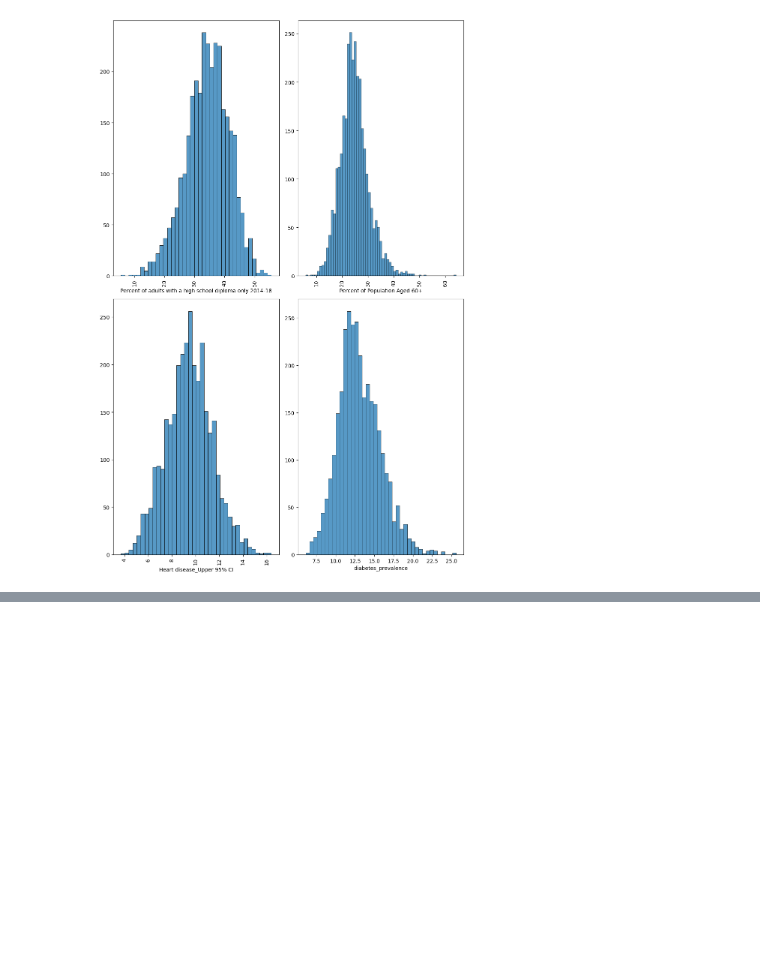
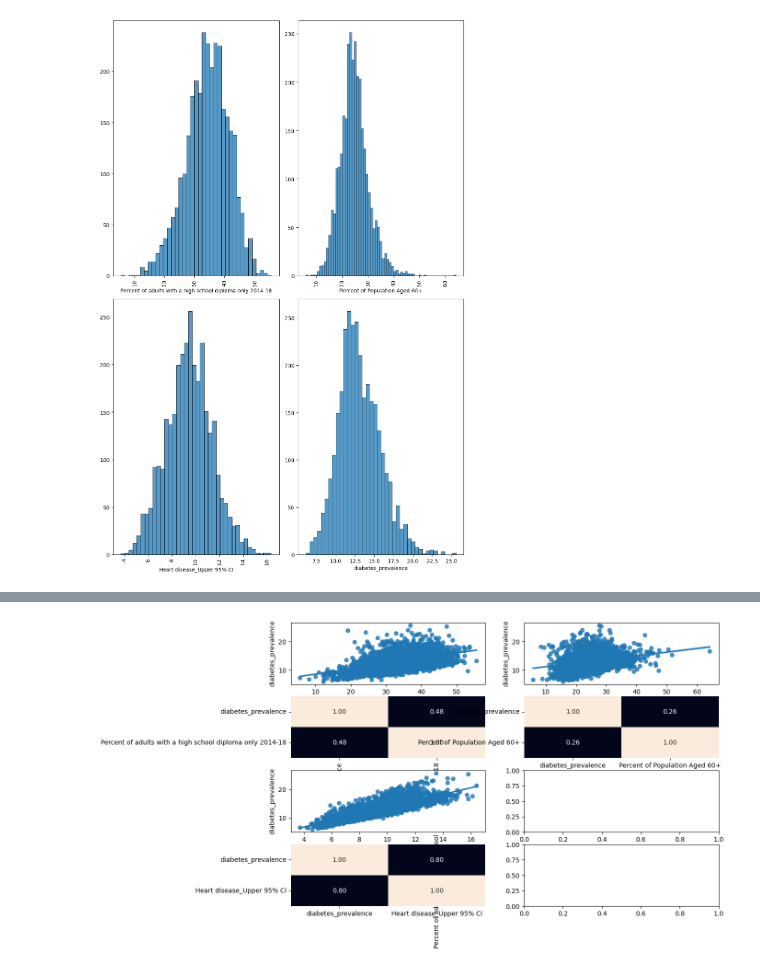
Before and after one commit to ASGAMO-DS/Regresion-lineal-regularizada-ridge-lasso, a Jupyter notebook: src/explore.ipynb, the cells around one changed output, grey strips where cells are left out. Saved outputs shown, nothing was run; the diff lists cells and outputs as text; code cells hidden in the pictures; blank space fills up the shorter version.

```diff
--- a/src/explore.ipynb
+++ b/src/explore.ipynb
@@ -132,0 +152,16 @@ plt.show()
+# %%
+fig, axis = plt.subplots(4, 2, figsize = (12,8))
+
+sns.regplot(ax = axis[0,0], data=df,x='Percent of adults with a high school diploma only 2014-18', y='diabetes_prevalence')
+sns.heatmap(df[['diabetes_prevalence','Percent of adults with a high school diploma only 2014-18']].corr(),annot=True,fmt='.2f',ax=axis[1,0],cbar=False)
+
+sns.regplot(ax = axis[0,1], data=df,x='Percent of Population Aged 60+', y='diabetes_prevalence')
+sns.heatmap(df[['diabetes_prevalence','Percent of Population Aged 60+']].corr(),annot=True,fmt='.2f',ax=axis[1,1],cbar=False)
+
+sns.regplot(ax = axis[2,0], data=df,x='Heart disease_Upper 95% CI', y='diabetes_prevalence')
+sns.heatmap(df[['diabetes_prevalence','Heart disease_Upper 95% CI']].corr(),annot=True,fmt='.2f',ax=axis[3,0],cbar=False)
+
+plt.tight_layout()
+plt.show()
+# %% [output]
+[figure, added]
```
Also changed, not shown: parts of 11 cells of this notebook.
